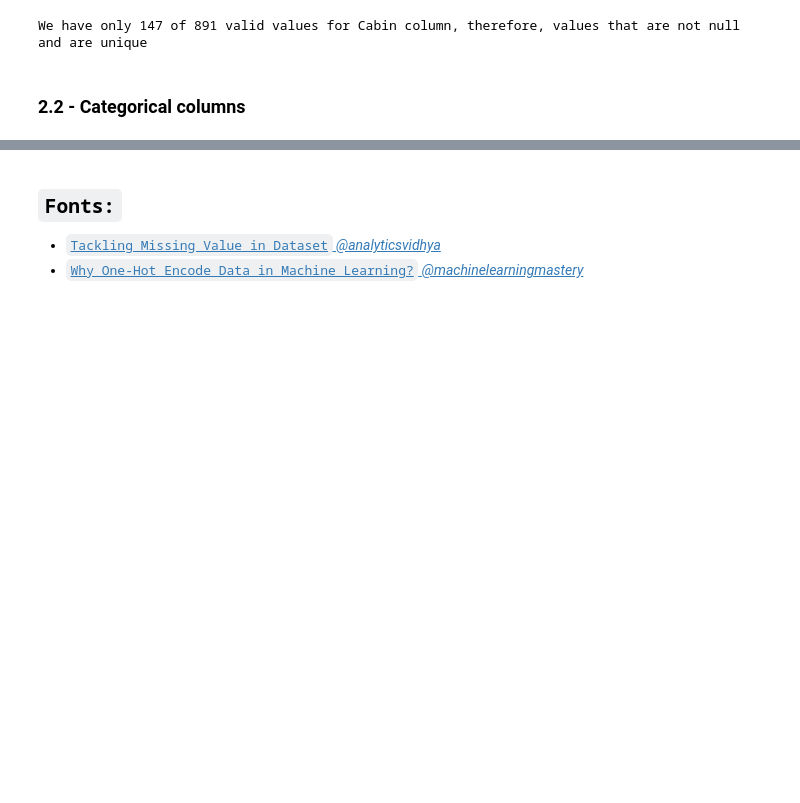
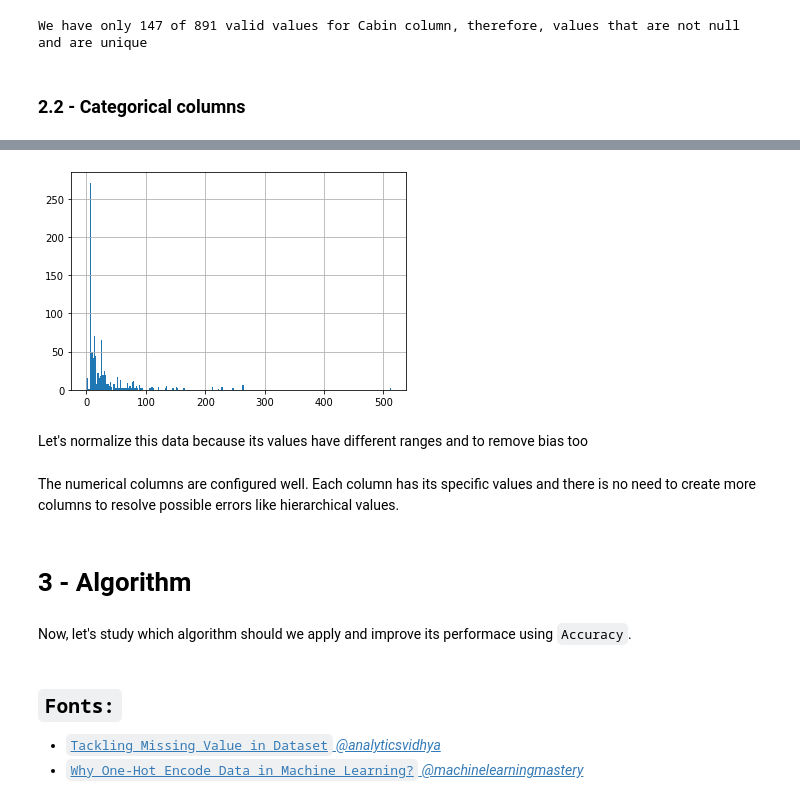
Before and after one commit to joaocarvoli/ML-problems, a Jupyter notebook: problems/01_Titanic.ipynb, the cells around one changed output, grey strips where cells are left out. Cells and saved outputs as stored; diff of their text form; code cells hidden in the pictures; blank space fills up the shorter version.

Commit message:
3º resolution day - The next step is to study which algorithms to use to solve the problem

```diff
--- a/problems/01_Titanic.ipynb
+++ b/problems/01_Titanic.ipynb
@@ -180,0 +222,6 @@ Name: Embarked, dtype: int64
+# %%
+dataframe_train['Fare'].hist(bins=dataframe_train['Fare'].value_counts().count());
+# %% [output]
+[figure, added]
+# %% [markdown]
+Let's normalize this data because its values have different ranges and to remove bias too
@@ -181,3 +236,9 @@ Name: Embarked, dtype: int64
+# %% [markdown]
+The numerical columns are configured well. Each column has its specific values and there is no need to create more columns to resolve possible errors like hierarchical values.
+# %% [markdown]
+# 3 - Algorithm
+# %% [markdown]
+Now, let's study which algorithm should we apply and improve its performace using `Accuracy`.
 # %% [markdown]
 ## `Fonts:`
 - [`Tackling Missing Value in Dataset` *@analyticsvidhya*](https://www.analyticsvidhya.com/blog/2021/10/handling-missing-value/)
```
Also changed, not shown: parts of 18 cells of this notebook.
